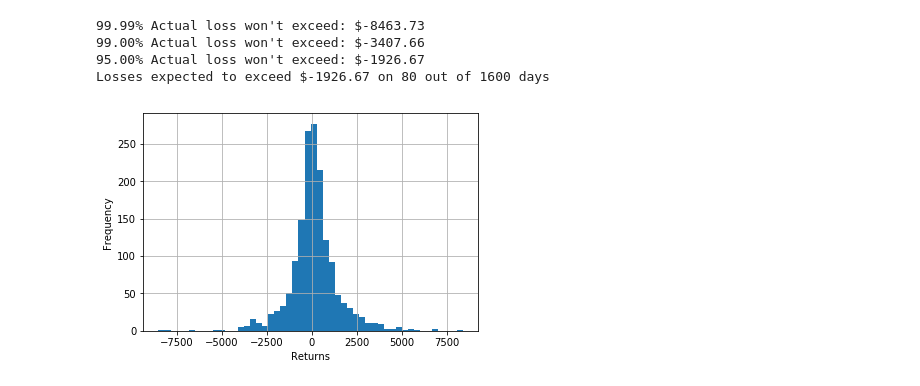
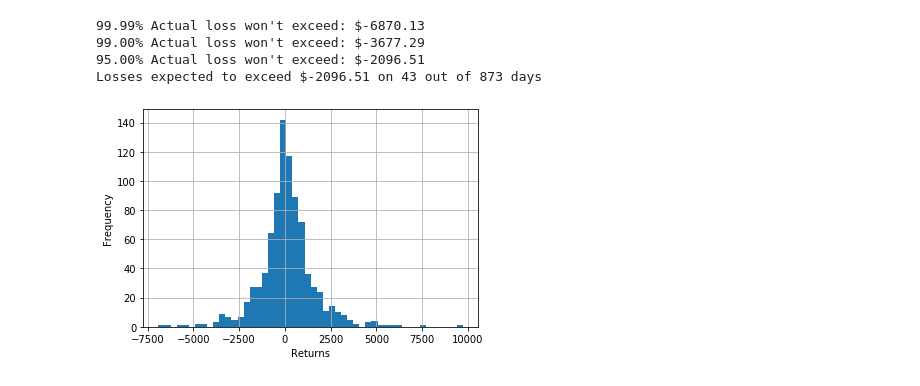
Before and after one commit to Lukeshirleyx/VaR-Plutus21-Template, a Jupyter notebook: Value at Risk.ipynb, the cells around one changed output. Drawn from its saved outputs; the diff is of its cells as text; code cells hidden in the pictures.

Commit message:
Update Value at Risk.ipynb
Changed DOGE to BNB

```diff
--- a/Value at Risk.ipynb
+++ b/Value at Risk.ipynb
@@ -11,11 +11,11 @@ import pandas_datareader.data as data
 import datetime
 
 #Build Portfolio
-tickers = ["BTC-USD", "ETH-USD", "DOGE-USD"]
+tickers = ["BTC-USD", "ETH-USD", "BNB-USD"]
 exposures = [10000, 10000, 10000]
 
 #Set timeframe
-start = "2015-08-07"
+start = "2017-08-07"
 end = datetime.date.today()
 
 #Pull data from Yahoo! Finance
@@ -28,35 +28,35 @@ percentage = percentage["Close"]
 value_ptf = percentage * exposures
 
 value_ptf.dropna()
 
 value_ptf['Value of Portfolio'] = value_ptf.sum(axis=1)
 
 ptf_percentage = value_ptf['Value of Portfolio']
 ptf_percentage = ptf_percentage.sort_values(axis=0, ascending=True)
 
 #Set Confidence Levels
 VaR1 =  np.percentile(ptf_percentage, .01)
 VaR2 =  np.percentile(ptf_percentage, 1.0)
 VaR3 =  np.percentile(ptf_percentage, 5.0)
 
 #Calculate Value at Risk for the Portfolio
 print ("99.99% Actual loss won't exceed: $" + str(round(VaR1, 2)))
 print ("99.00% Actual loss won't exceed: $" + str(round(VaR2, 2)))
 print ("95.00% Actual loss won't exceed: $" + str(round(VaR3, 2)))
 print ("Losses expected to exceed $" + "{0:.2f}".format(VaR3) + " on " + str(int(.05*len(ptf_percentage))) + " out of " + str(len(ptf_percentage)) + " days")
 percentage = percentage[1:]
 
 #Plot histogram
 mean = np.mean(ptf_percentage)
 std_dev = np.std(ptf_percentage)
 ptf_percentage.hist(bins=50)
 x = np.linspace(mean - 3*std_dev, mean + 3*std_dev, 100)
 plt.xlabel('Returns')
 plt.ylabel('Frequency')
 plt.show()
 # %% [output]
-99.99% Actual loss won't exceed: $-8463.73
-99.00% Actual loss won't exceed: $-3407.66
-95.00% Actual loss won't exceed: $-1926.67
-Losses expected to exceed $-1926.67 on 80 out of 1600 days
+99.99% Actual loss won't exceed: $-6870.13
+99.00% Actual loss won't exceed: $-3677.29
+95.00% Actual loss won't exceed: $-2096.51
+Losses expected to exceed $-2096.51 on 43 out of 873 days
-[figure, old version]
+[figure, new version]
```
